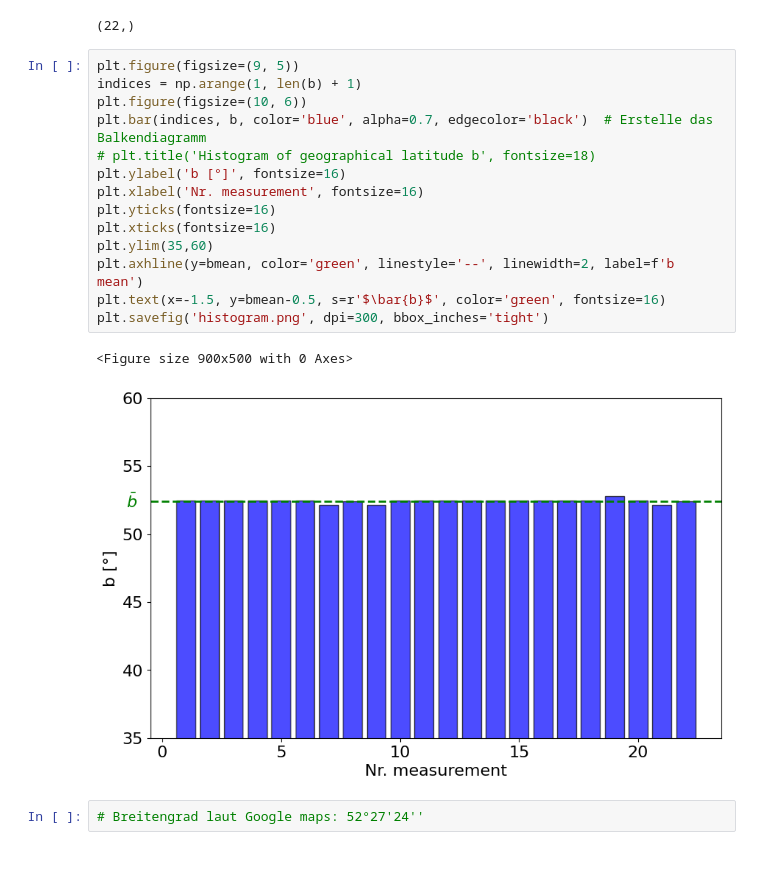
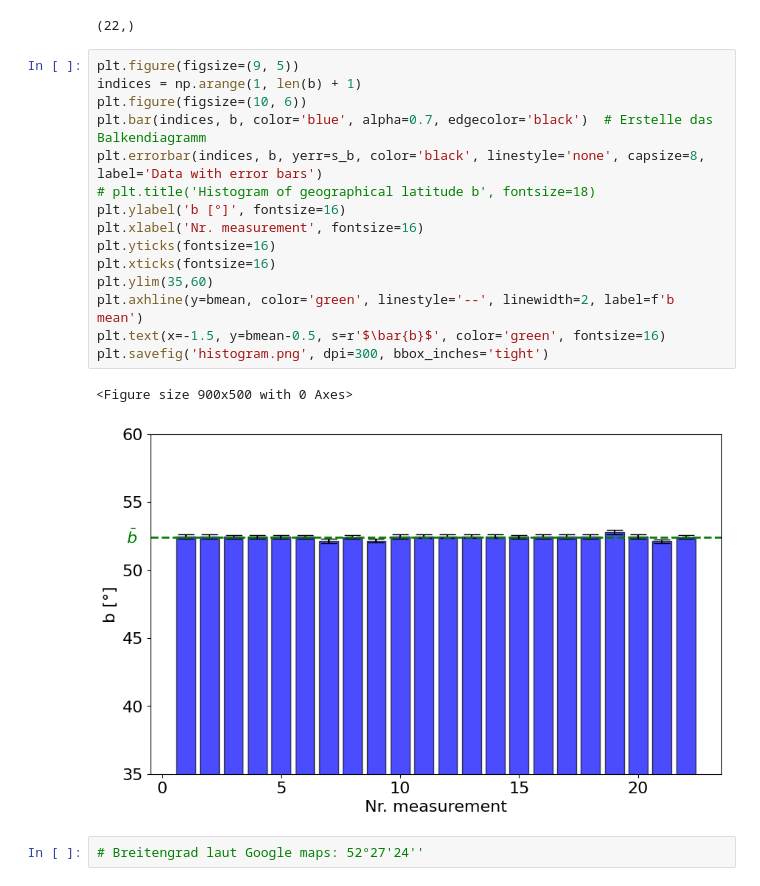
Before and after one commit to sofiasmg/ExpAstro, a Jupyter notebook: Lab1/Python/lab1-auswertung-new.ipynb, the cells around one changed output. Cells and saved outputs as stored; diff of their text form.

```diff
--- a/Lab1/Python/lab1-auswertung-new.ipynb
+++ b/Lab1/Python/lab1-auswertung-new.ipynb
@@ -122,20 +122,21 @@ b.shape
 # %%
 plt.figure(figsize=(9, 5))
 indices = np.arange(1, len(b) + 1)
 plt.figure(figsize=(10, 6))
 plt.bar(indices, b, color='blue', alpha=0.7, edgecolor='black')  # Erstelle das Balkendiagramm
+plt.errorbar(indices, b, yerr=s_b, color='black', linestyle='none', capsize=8, label='Data with error bars')
 # plt.title('Histogram of geographical latitude b', fontsize=18)
 plt.ylabel('b [°]', fontsize=16)
 plt.xlabel('Nr. measurement', fontsize=16)
 plt.yticks(fontsize=16)
 plt.xticks(fontsize=16)
 plt.ylim(35,60)
 plt.axhline(y=bmean, color='green', linestyle='--', linewidth=2, label=f'b mean')
 plt.text(x=-1.5, y=bmean-0.5, s=r'$\bar{b}$', color='green', fontsize=16)
 plt.savefig('histogram.png', dpi=300, bbox_inches='tight')
 # %% [output]
 <Figure size 900x500 with 0 Axes>
-[figure, old version]
+[figure, new version]
 # %%
 # Breitengrad laut Google maps: 52°27'24''
 # %%
```
Also changed, not shown: parts of 1 cell of this notebook, 7 other files.
